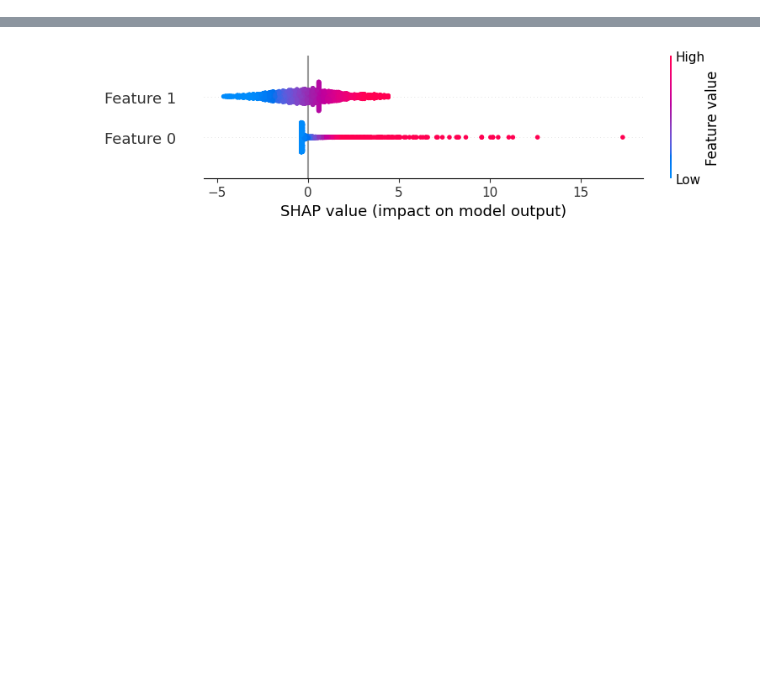
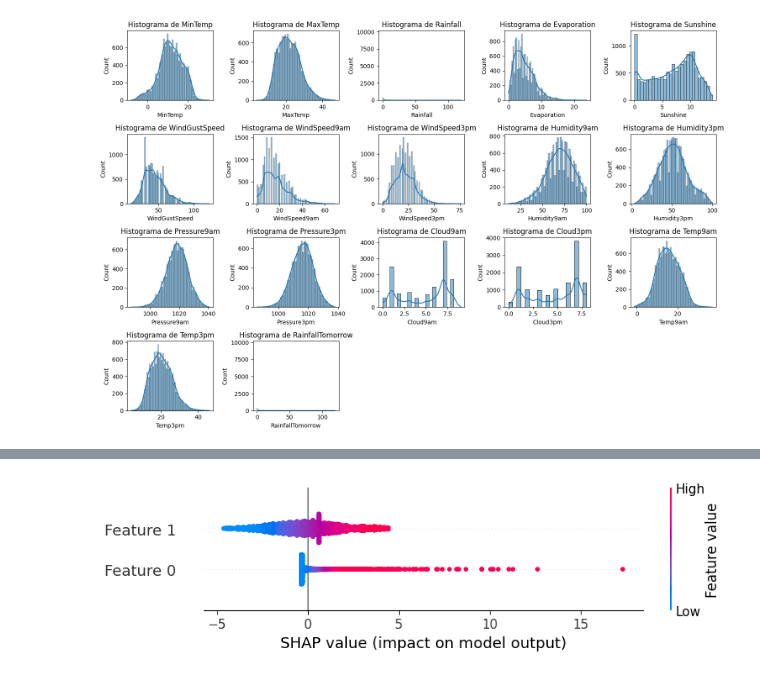
Before and after one commit to Mirian2550/TP_AA1, a Jupyter notebook: main.ipynb, the cells around one changed output, grey strips where cells are left out. Saved outputs shown, nothing was run; the diff lists cells and outputs as text; code cells hidden in the pictures; blank space fills up the shorter version.

```diff
--- a/main.ipynb
+++ b/main.ipynb
@@ -43,0 +128,15 @@ print(data_clean)
+# %%
+# Seleccionar columnas numéricas
+numeric_columns = df.select_dtypes(include=[np.float64]).columns
+
+# Histogramas de las columnas numéricas
+plt.figure(figsize=(15, 10))
+for i, column in enumerate(numeric_columns, 1):
+    plt.subplot(4, 5, i)
+    sns.histplot(df[column].dropna(), kde=True)
+    plt.title(f'Histograma de {column}')
+
+plt.tight_layout()
+plt.show()
+# %% [output]
+[figure, added]
```
Also changed, not shown: parts of 28 cells of this notebook, 14 other files.
